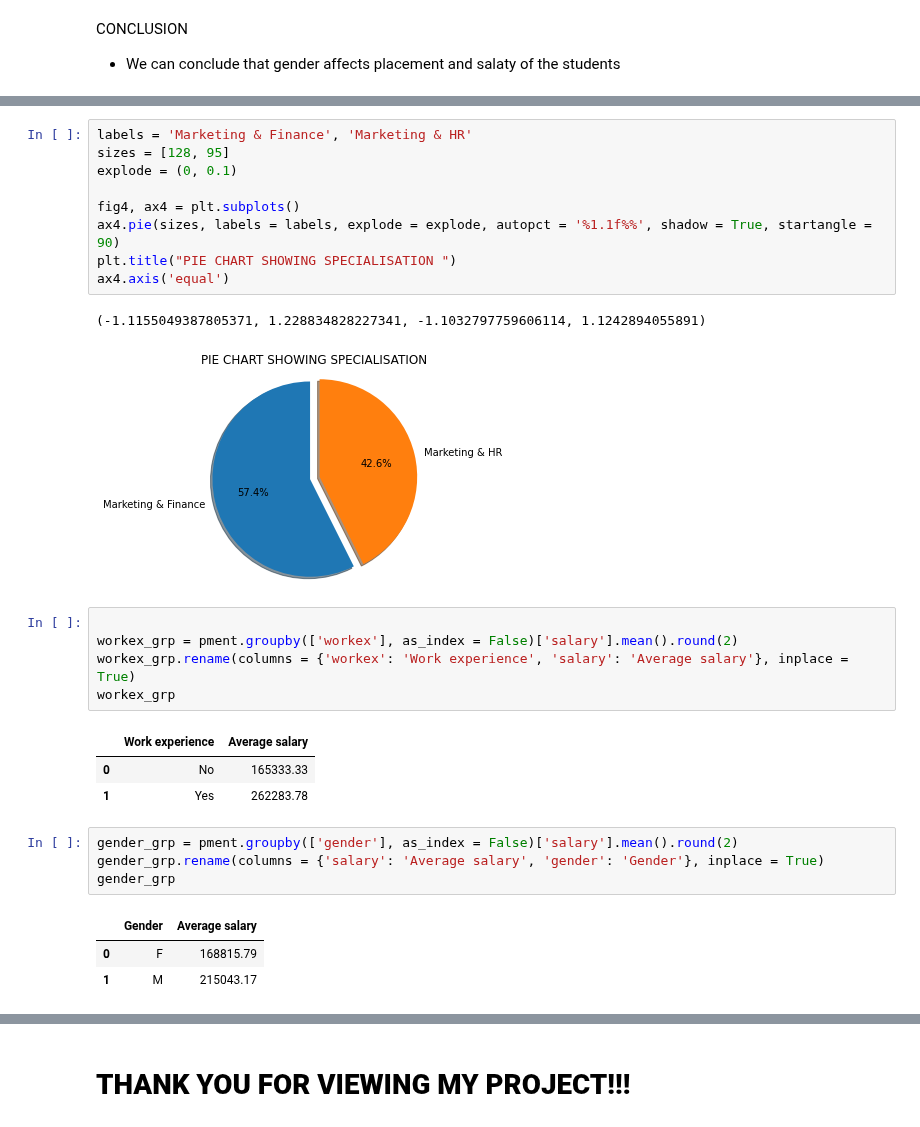
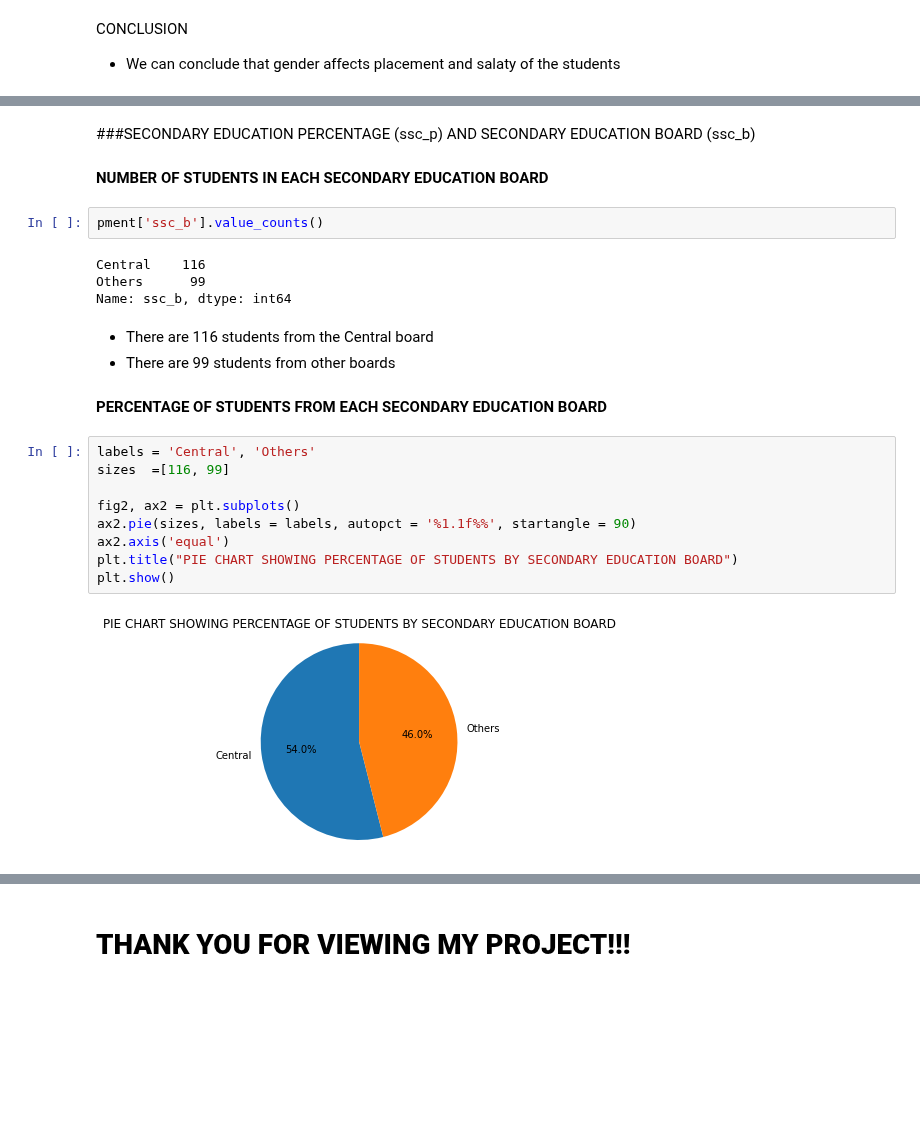
Before and after one commit to devchoplife/Campus-placement, a Jupyter notebook: school_placement.ipynb, the cells around one changed output, grey strips where cells are left out. Drawn from its saved outputs; the diff is of its cells as text; blank space fills up the shorter version.

```diff
--- a/school_placement.ipynb
+++ b/school_placement.ipynb
@@ -234,29 +210,26 @@ Name: specialisation, dtype: int64
+# %% [markdown]
+###SECONDARY EDUCATION PERCENTAGE (ssc_p) AND SECONDARY EDUCATION BOARD (ssc_b)
+# %% [markdown]
+**NUMBER OF STUDENTS IN EACH SECONDARY EDUCATION BOARD**
+# %%
+pment['ssc_b'].value_counts()
+# %% [output]
+Central    116
+Others      99
+Name: ssc_b, dtype: int64
+# %% [markdown]
+* There are 116 students from the Central board
+* There are 99 students from other boards
+# %% [markdown]
+**PERCENTAGE OF STUDENTS FROM EACH SECONDARY EDUCATION BOARD**
 # %%
-labels = 'Marketing & Finance', 'Marketing & HR'
-sizes = [128, 95]
-explode = (0, 0.1)
+labels = 'Central', 'Others'
+sizes  =[116, 99]
 
-fig4, ax4 = plt.subplots()
-ax4.pie(sizes, labels = labels, explode = explode, autopct = '%1.1f%%', shadow = True, startangle = 90)
-plt.title("PIE CHART SHOWING SPECIALISATION ")
-ax4.axis('equal')
+fig2, ax2 = plt.subplots()
+ax2.pie(sizes, labels = labels, autopct = '%1.1f%%', startangle = 90)
+ax2.axis('equal')
+plt.title("PIE CHART SHOWING PERCENTAGE OF STUDENTS BY SECONDARY EDUCATION BOARD")
+plt.show()
 # %% [output]
-(-1.1155049387805371, 1.228834828227341, -1.1032797759606114, 1.1242894055891)
-[figure, old version]
+[figure, new version]
-# %%
-
-workex_grp = pment.groupby(['workex'], as_index = False)['salary'].mean().round(2)
-workex_grp.rename(columns = {'workex': 'Work experience', 'salary': 'Average salary'}, inplace = True)
-workex_grp
-# %% [output]
-|  | Work experience | Average salary |
-| 0 | No | 165333.33 |
-| 1 | Yes | 262283.78 |
-# %%
-gender_grp = pment.groupby(['gender'], as_index = False)['salary'].mean().round(2)
-gender_grp.rename(columns = {'salary': 'Average salary', 'gender': 'Gender'}, inplace = True)
-gender_grp
-# %% [output]
-|  | Gender | Average salary |
-| 0 | F | 168815.79 |
-| 1 | M | 215043.17 |
```
Also changed, not shown: parts of 13 cells of this notebook.
